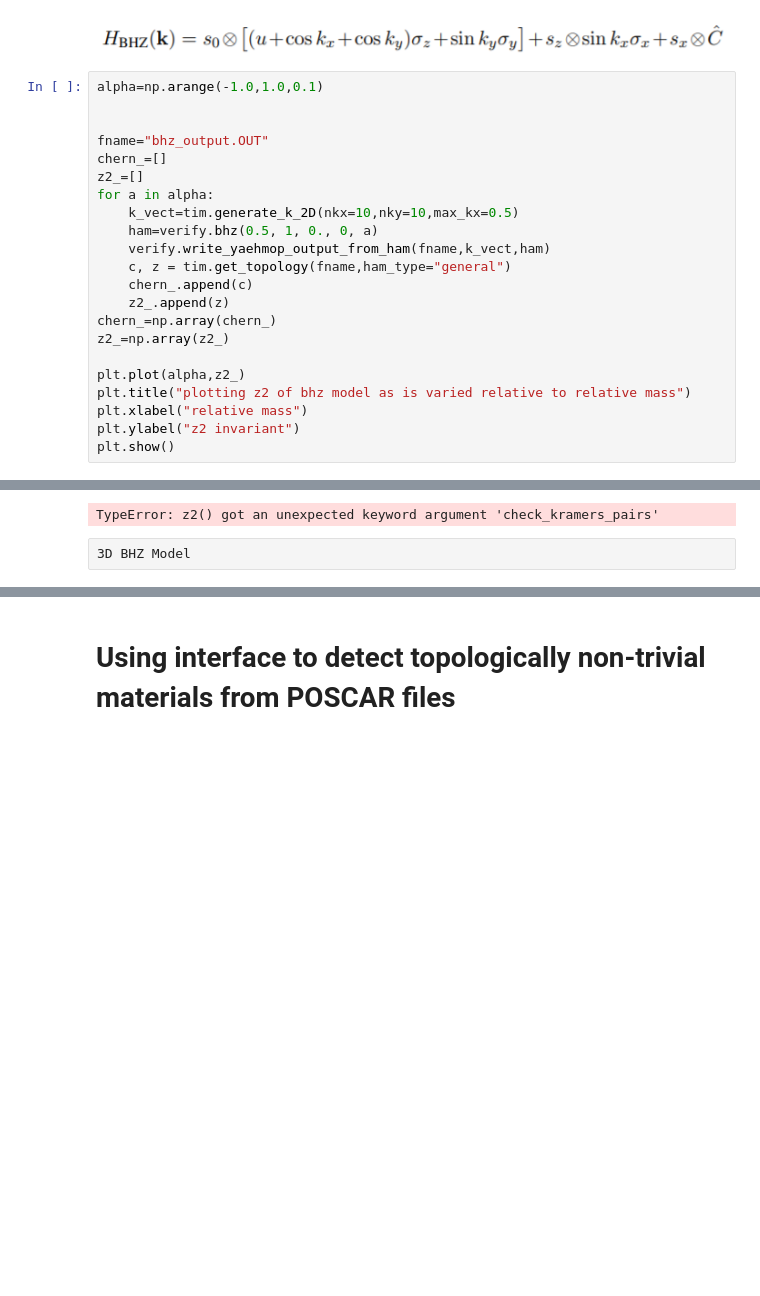
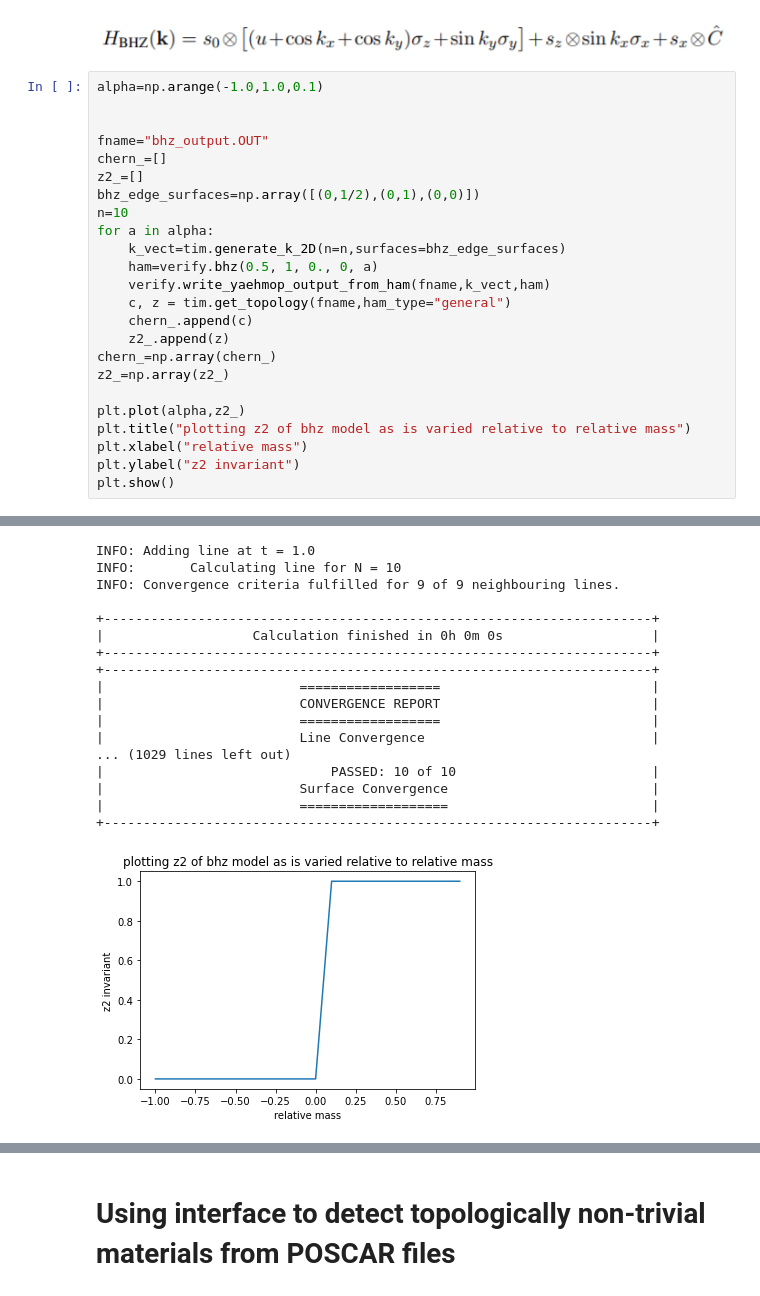
Before and after one commit to dpalmer-anl/topological_diagnosis, a Jupyter notebook: binder/Topology_diagnosis.ipynb, the cells around one changed output, grey strips where cells are left out. Saved outputs shown, nothing was run; the diff lists cells and outputs as text; blank space fills up the shorter version.

```diff
--- a/binder/Topology_diagnosis.ipynb
+++ b/binder/Topology_diagnosis.ipynb
@@ -202,8 +202,10 @@ alpha=np.arange(-1.0,1.0,0.1)
 fname="bhz_output.OUT"
 chern_=[]
 z2_=[]
+bhz_edge_surfaces=np.array([(0,1/2),(0,1),(0,0)])
+n=10
 for a in alpha:
-    k_vect=tim.generate_k_2D(nkx=10,nky=10,max_kx=0.5)
+    k_vect=tim.generate_k_2D(n=n,surfaces=bhz_edge_surfaces)
     ham=verify.bhz(0.5, 1, 0., 0, a)
     verify.write_yaehmop_output_from_ham(fname,k_vect,ham)
     c, z = tim.get_topology(fname,ham_type="general")
@@ -238,3 +240,18 @@ plt.show()
-TypeError: z2() got an unexpected keyword argument 'check_kramers_pairs'
+INFO: Adding line at t = 1.0
+INFO:       Calculating line for N = 10
+INFO: Convergence criteria fulfilled for 9 of 9 neighbouring lines.
+
++----------------------------------------------------------------------+
+|                   Calculation finished in 0h 0m 0s                   |
++----------------------------------------------------------------------+
++----------------------------------------------------------------------+
+|                         ==================                           |
+|                         CONVERGENCE REPORT                           |
+|                         ==================                           |
+|                         Line Convergence                             |
+... (1029 lines left out)
+|                             PASSED: 10 of 10                         |
+|                         Surface Convergence                          |
+|                         ===================                          |
++----------------------------------------------------------------------+
+[figure, added]
-# %% [raw]
-3D BHZ Model
```
Also changed, not shown: parts of 6 cells of this notebook, 5 other files.
